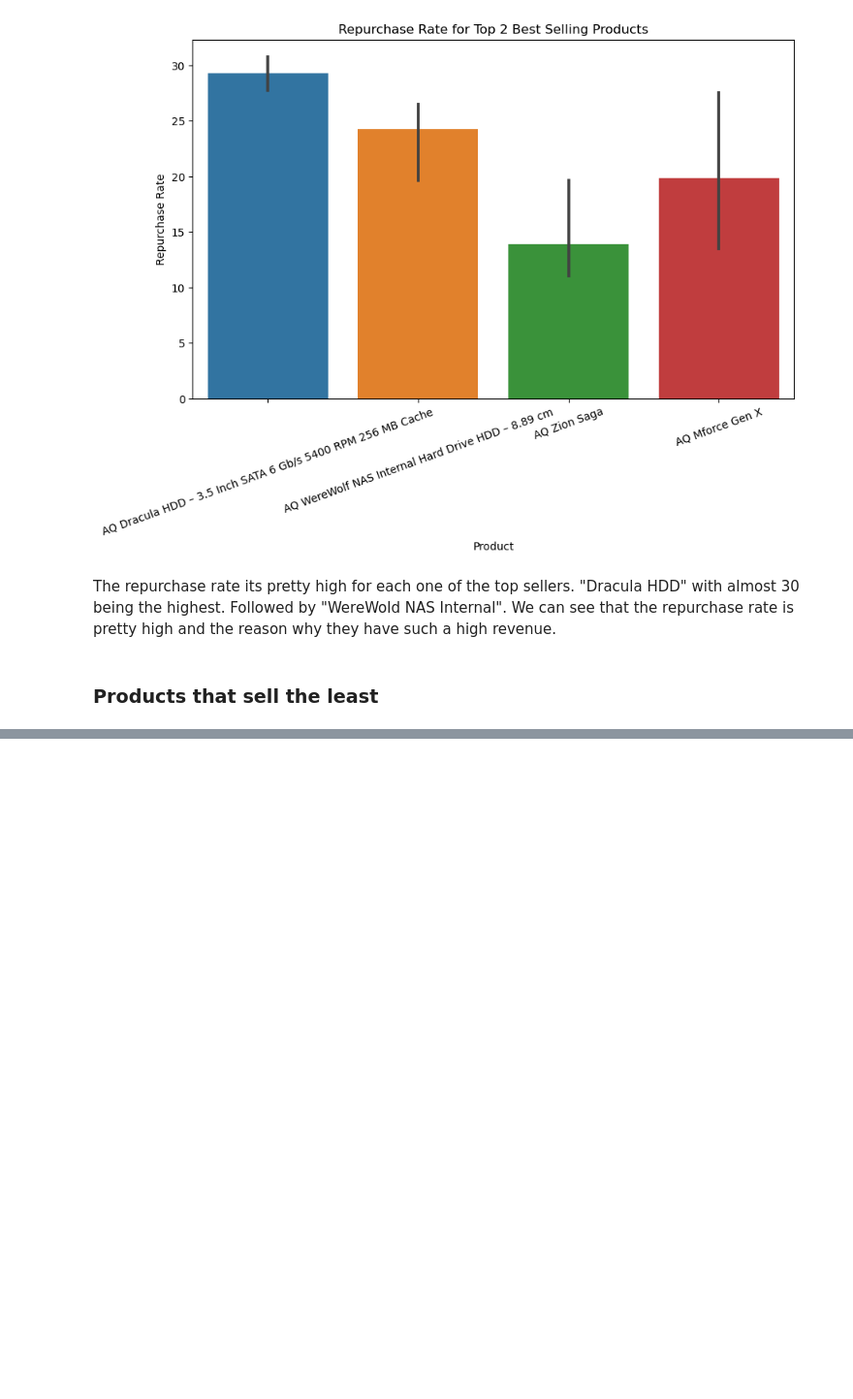
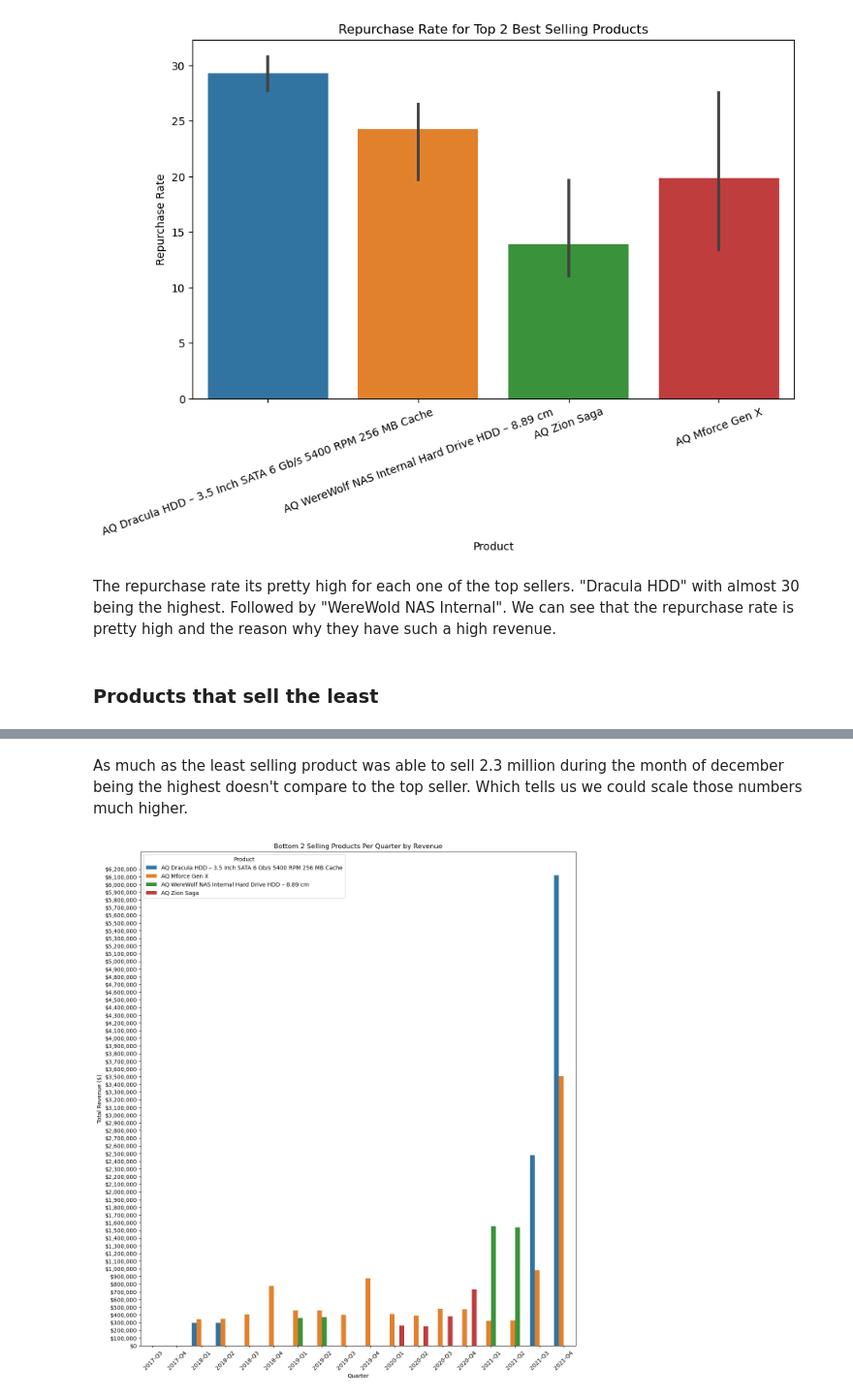
Before and after one commit to Jenner-Valdez/AtilQ, a Jupyter notebook: Main Code.ipynb, the cells around one changed output, grey strips where cells are left out. Shown at 97% size. Cells and saved outputs as stored; diff of their text form; code cells hidden in the pictures; blank space fills up the shorter version.

```diff
--- a/Main Code.ipynb
+++ b/Main Code.ipynb
@@ -379,0 +395,11 @@ The repurchase rate its pretty high for each one of the top sellers. "Dracula HD
+# %%
+# Merge fact_sales_monthly with fact_gross_price to get gross price information
+merged_sales_price = pd.merge(fact_sales_monthly, fact_gross_price,
+                              how='left',
+                              on=['product_code', 'fiscal_year'])
+# %%
+# Calculate revenue (gross price * sold quantity)
+merged_sales_price['revenue'] = merged_sales_price['gross_price'] * merged_sales_price['sold_quantity']
+# %%
+# Merge the result with dim_product to get product names
+merged_data = pd.merge(merged_sales_price, dim_product, how='left', left_on='product_code', right_on='product_code')
@@ -379,0 +467,21 @@ The repurchase rate its pretty high for each one of the top sellers. "Dracula HD
+# %% [markdown]
+As much as the least selling product was able to sell 2.3 million during the month of december being the highest doesn't compare to the top seller. Which tells us we could scale those numbers much higher.
+# %%
+# Plot for quarterly bottom sellers by revenue
+plt.figure(figsize=(14, 16))
+sns.barplot(x='year_quarter', y='revenue', hue='product', data=bottom2_quarterly_sales)
+plt.title('Bottom 2 Selling Products Per Quarter by Revenue')
+plt.xlabel('Quarter')
+plt.ylabel('Total Revenue ($)')
+plt.legend(title='Product')
+plt.xticks(rotation=45)
+
+# Custom ticks for Y-axis for quarterly data
+max_revenue_quarterly = bottom2_quarterly_sales['revenue'].max()
+ticks_quarterly = np.arange(0, max_revenue_quarterly + 100000, 100000)
+custom_labels_quarterly = ['${:,.0f}'.format(x) for x in ticks_quarterly]
+plt.yticks(ticks=ticks_quarterly, labels=custom_labels_quarterly)
+
+plt.show()
+# %% [output]
+[figure, added]
```
Also changed, not shown: parts of 20 cells of this notebook.
